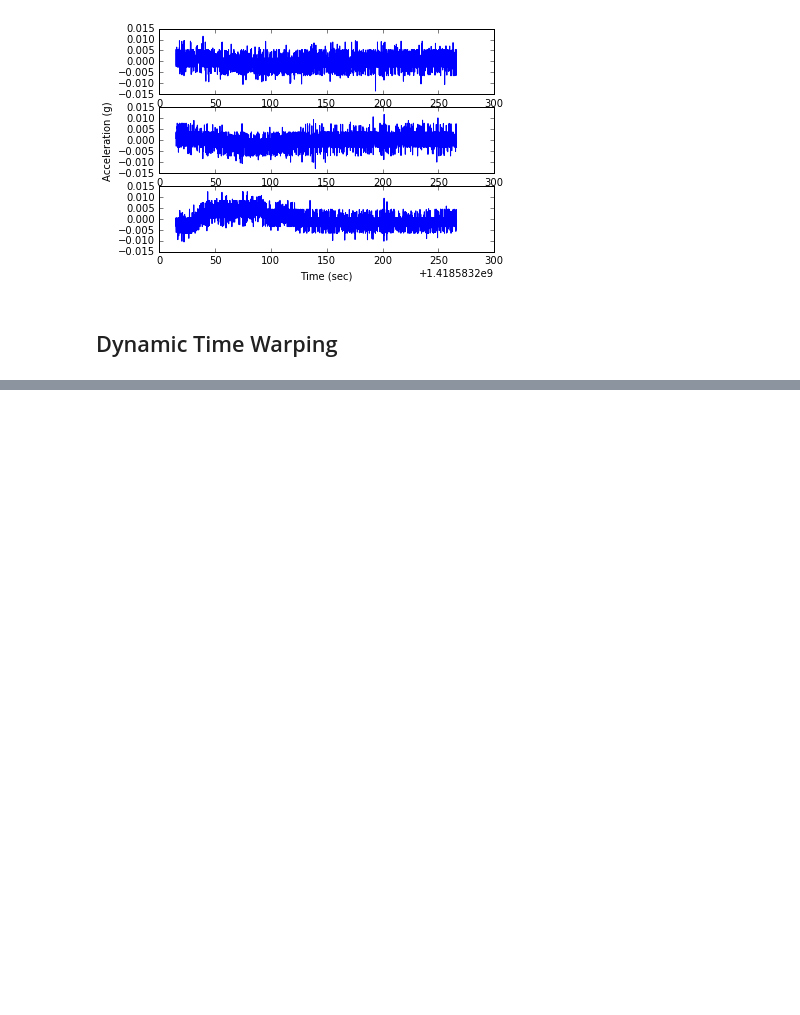
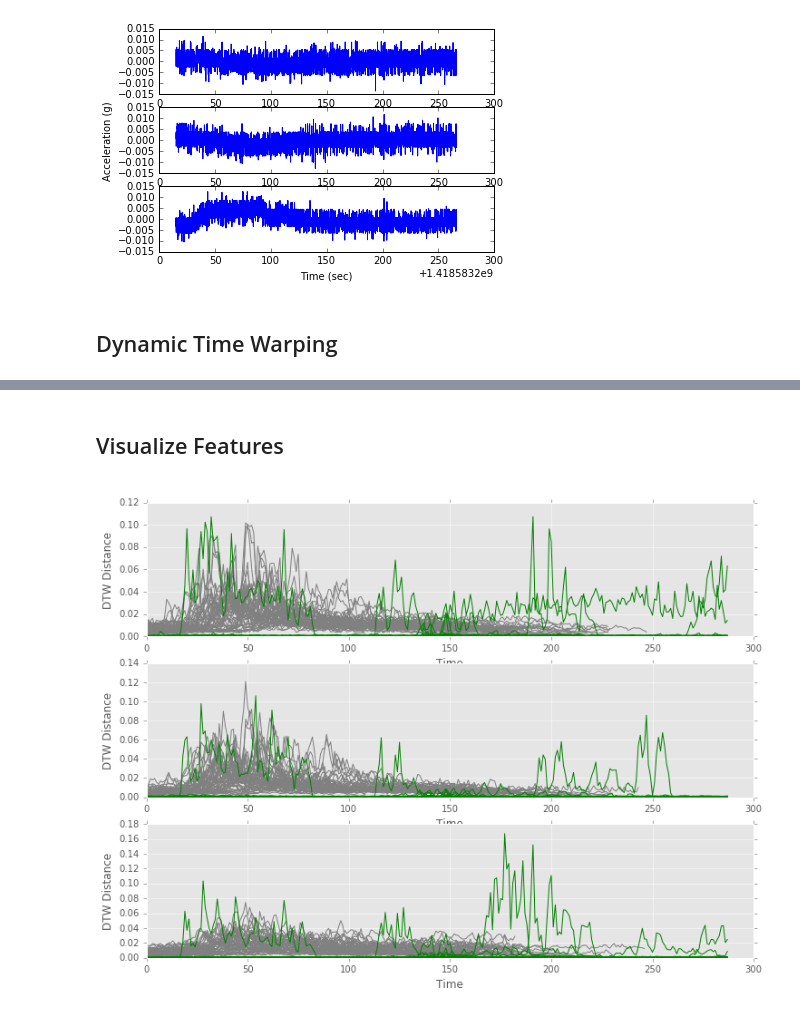
Before and after one commit to shifwang/MyShakeAnalysis, a Jupyter notebook: code/Yun/Feature_shake.ipynb, the cells around one changed output, grey strips where cells are left out. Saved outputs shown, nothing was run; the diff lists cells and outputs as text; code cells hidden in the pictures; blank space fills up the shorter version.

```diff
--- a/code/Yun/Feature_shake.ipynb
+++ b/code/Yun/Feature_shake.ipynb
@@ -3,10 +3,11 @@ import json
 import matplotlib.pyplot as plt
 import numpy as np
 %pylab inline
-pylab.rcParams['figure.figsize'] = (6, 4)
+#pylab.rcParams['figure.figsize'] = (10, 8)
 
 import os
 from dtw import dtw
+import pandas as pd
 
 cwd = os.getcwd()
 print (cwd)
@@ -187,0 +201,17 @@ trial62_phone3.json
+# %% [markdown]
+## Visualize Features
+# %%
+with open(cwd + '/DTW_shake.json') as infile:
+    DTW_shake = json.load(infile)
+
+with open(cwd + '/DTW_human.json') as infile:
+    DTW_human = json.load(infile)
+# %%
+DTW_shake_x = [DTW_shake[i]['DTW_x'] for i in DTW_shake.keys()]
+DTW_human_x = [DTW_human[i]['DTW_x'] for i in DTW_human.keys()]
+
+DTW_shake_y = [DTW_shake[i]['DTW_y'] for i in DTW_shake.keys()]
+DTW_human_y = [DTW_human[i]['DTW_y'] for i in DTW_human.keys()]
+
+DTW_shake_z = [DTW_shake[i]['DTW_z'] for i in DTW_shake.keys()]
+DTW_human_z = [DTW_human[i]['DTW_z'] for i in DTW_human.keys()]
@@ -187,0 +229,28 @@ trial62_phone3.json
+# %%
+#plt.style.use(['dark_background'])
+plt.style.use(['ggplot'])
+
+figure(num=None, figsize=(12, 9), dpi=80)
+
+plt.subplot(311)
+[plt.plot(DTW_shake_x[i], color='grey') for i in random.sample(range(len(DTW_shake_x)),50)]
+[plt.plot(DTW_human_x[i], color='green') for i in random.sample(range(len(DTW_human_x)),50)]
+plt.xlabel('Time')
+plt.ylabel('DTW Distance')
+plt.title('Human v.s. Shake, DTW Distance for window = 2, interval = 0.5')
+
+plt.subplot(312)
+[plt.plot(DTW_shake_y[i], color='grey') for i in random.sample(range(len(DTW_shake_y)),50)]
+[plt.plot(DTW_human_y[i], color='green') for i in random.sample(range(len(DTW_human_y)),50)]
+plt.xlabel('Time')
+plt.ylabel('DTW Distance')
+
+plt.subplot(313)
+[plt.plot(DTW_shake_z[i], color='grey') for i in random.sample(range(len(DTW_shake_z)),50)]
+[plt.plot(DTW_human_z[i], color='green') for i in random.sample(range(len(DTW_human_z)),50)]
+plt.xlabel('Time')
+plt.ylabel('DTW Distance')
+
+plt.show()
+# %% [output]
+[figure, added]
```
Also changed, not shown: parts of 3 cells of this notebook, 3 other files.
